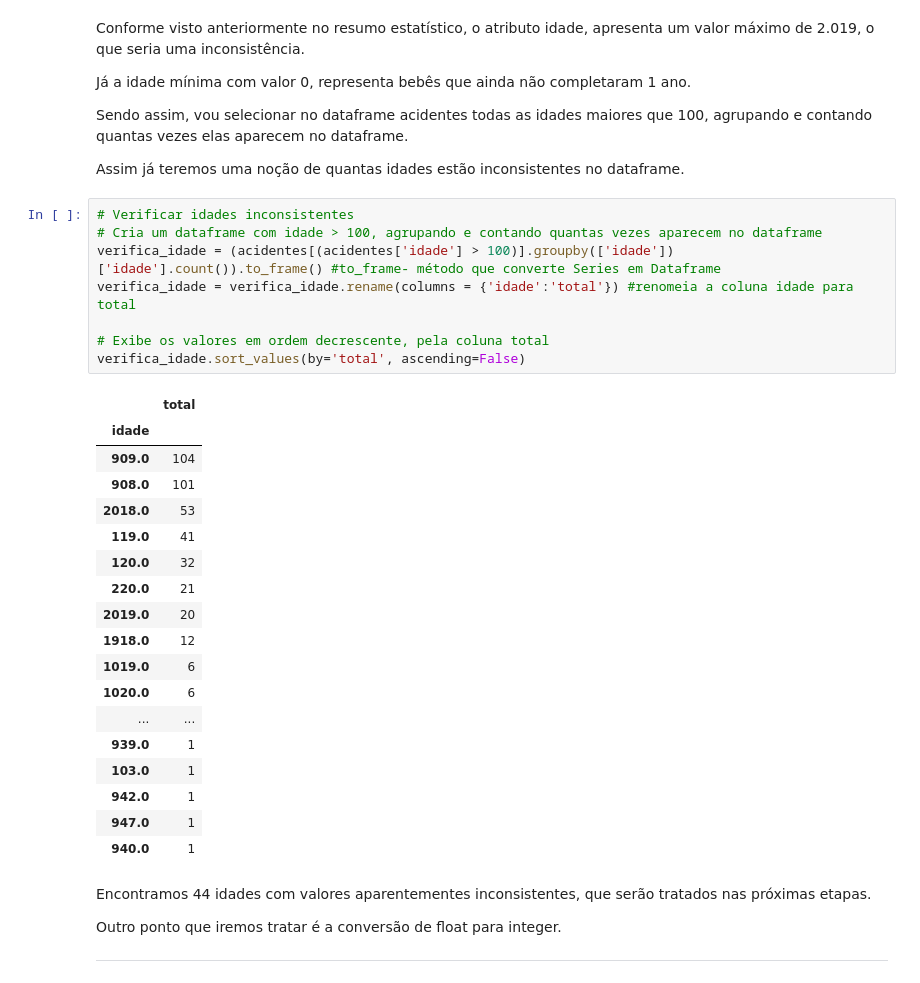
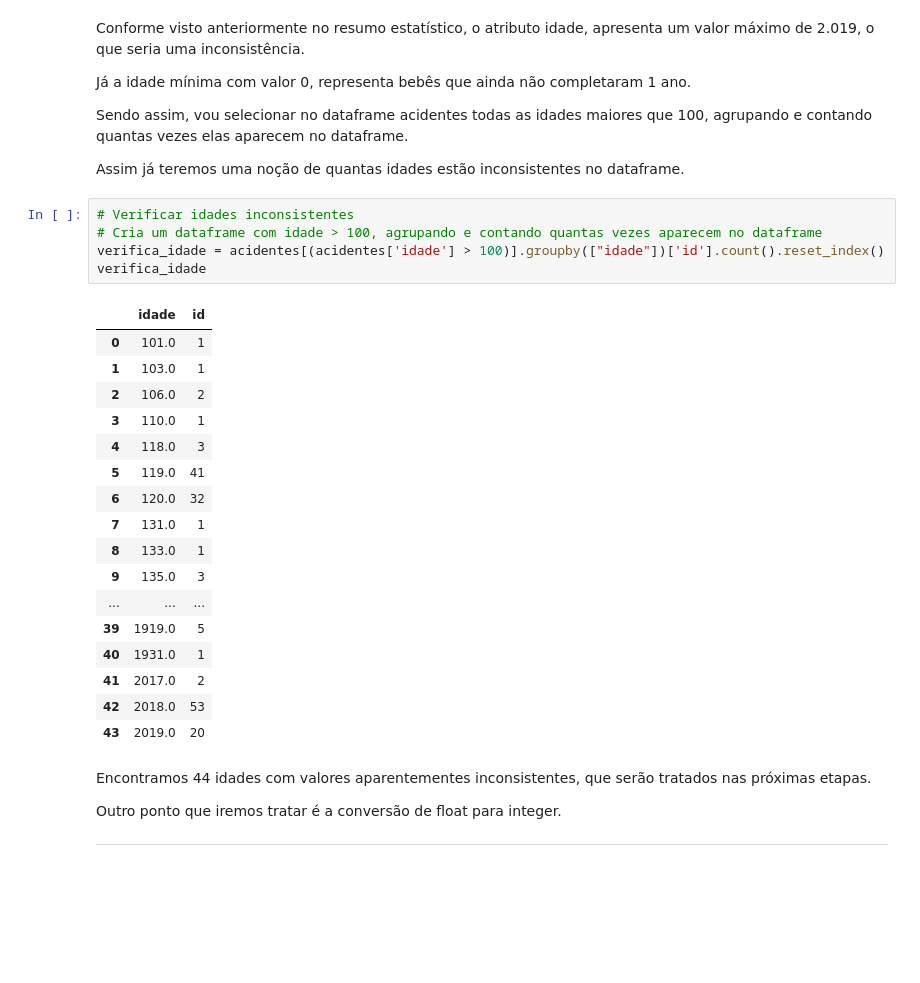
Before and after one commit to gabrielmprata/MVP_Sprint01_Puc_Rio, a Jupyter notebook: MVP_Analise_de_Dados_e_boas_praticas.ipynb, the cells around one changed output. Saved outputs shown, nothing was run; the diff lists cells and outputs as text; blank space fills up the shorter version.

```diff
--- a/MVP_Analise_de_Dados_e_boas_praticas.ipynb
+++ b/MVP_Analise_de_Dados_e_boas_praticas.ipynb
@@ -432,30 +430,26 @@ Assim já teremos uma noção de quantas idades estão inconsistentes no datafra
 # %%
 # Verificar idades inconsistentes
 # Cria um dataframe com idade > 100, agrupando e contando quantas vezes aparecem no dataframe
-verifica_idade = (acidentes[(acidentes['idade'] > 100)].groupby(['idade'])['idade'].count()).to_frame() #to_frame- método que converte Series em Dataframe
-verifica_idade = verifica_idade.rename(columns = {'idade':'total'}) #renomeia a coluna idade para total
-
-# Exibe os valores em ordem decrescente, pela coluna total
-verifica_idade.sort_values(by='total', ascending=False)
+verifica_idade = acidentes[(acidentes['idade'] > 100)].groupby(["idade"])['id'].count().reset_index()
+verifica_idade
 # %% [output]
-|  | total |
-| idade |  |
-| 909.0 | 104 |
-| 908.0 | 101 |
-| 2018.0 | 53 |
-| 119.0 | 41 |
-| 120.0 | 32 |
-| 220.0 | 21 |
-| 2019.0 | 20 |
-| 1918.0 | 12 |
-| 1019.0 | 6 |
-| 1020.0 | 6 |
-| ... | ... |
-| 939.0 | 1 |
-| 103.0 | 1 |
-| 942.0 | 1 |
-| 947.0 | 1 |
-| 940.0 | 1 |
+|  | idade | id |
+| 0 | 101.0 | 1 |
+| 1 | 103.0 | 1 |
+| 2 | 106.0 | 2 |
+| 3 | 110.0 | 1 |
+| 4 | 118.0 | 3 |
+| 5 | 119.0 | 41 |
+| 6 | 120.0 | 32 |
+| 7 | 131.0 | 1 |
+| 8 | 133.0 | 1 |
+| 9 | 135.0 | 3 |
+| ... | ... | ... |
+| 39 | 1919.0 | 5 |
+| 40 | 1931.0 | 1 |
+| 41 | 2017.0 | 2 |
+| 42 | 2018.0 | 53 |
+| 43 | 2019.0 | 20 |
 # %% [markdown]
 Encontramos 44 idades com valores aparentementes inconsistentes, que serão tratados nas próximas etapas.
 >
```
Also changed, not shown: parts of 74 cells of this notebook.
